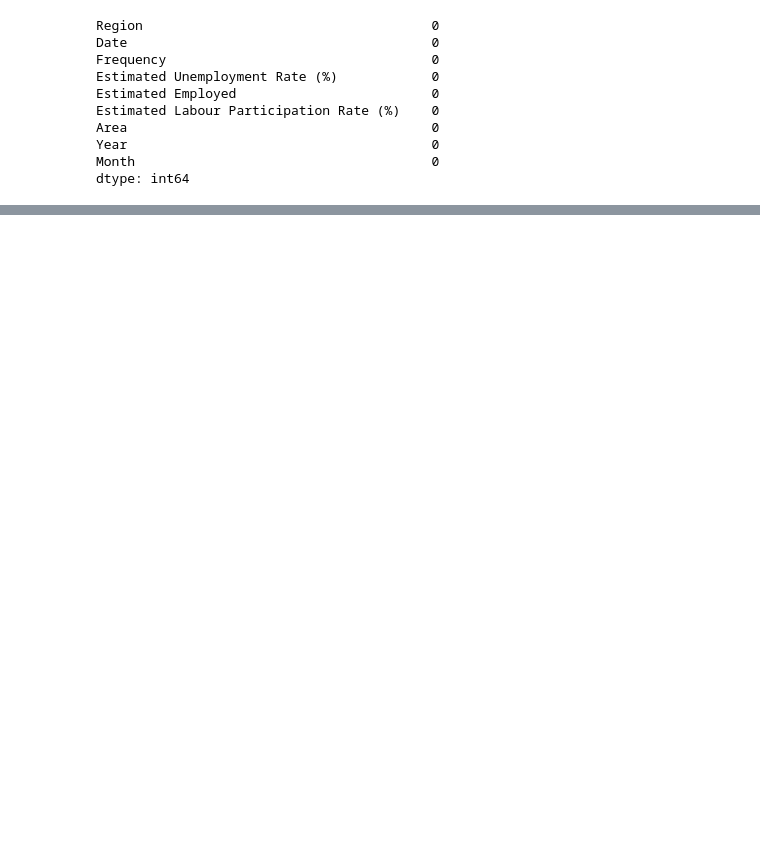
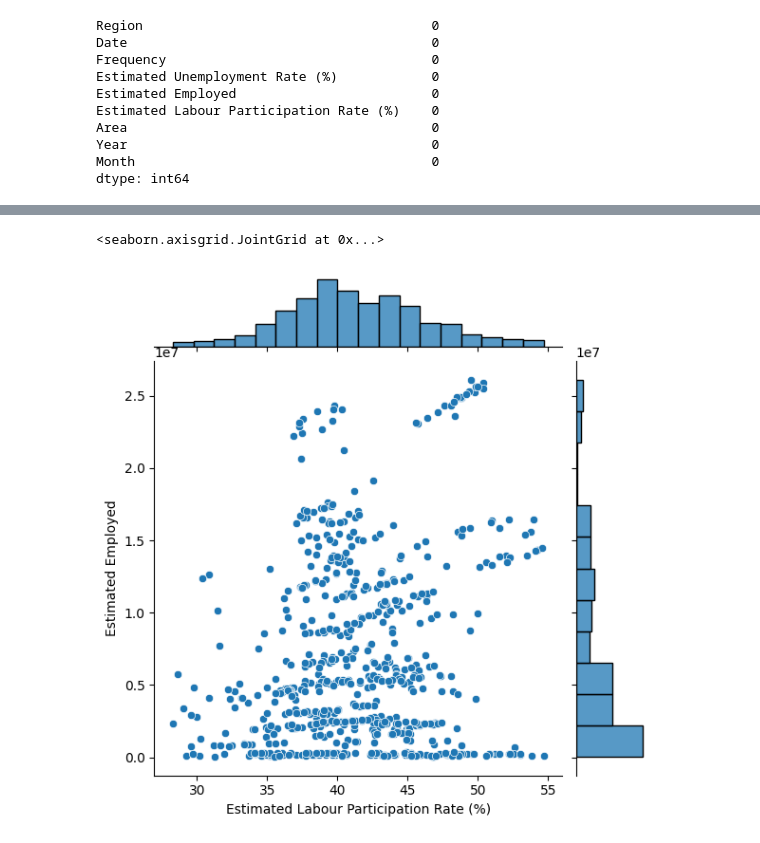
Before and after one commit to Rana0075/Analyzing-and-Forecasting-Unemployment-Trends-in-India, a Jupyter notebook: Analyzing and Forecasting Unemployment Trends in India.ipynb, the cells around one changed output, grey strips where cells are left out. Cells and saved outputs as stored; diff of their text form; code cells hidden in the pictures; blank space fills up the shorter version.

```diff
--- a/Analyzing and Forecasting Unemployment Trends in India.ipynb
+++ b/Analyzing and Forecasting Unemployment Trends in India.ipynb
@@ -212,0 +261,18 @@ dtype: int64
+# %%
+df2=df1.copy()
+# %%
+def remove_outliers_iqr(data, column):
+    Q1 = data[column].quantile(0.25)
+    Q3 = data[column].quantile(0.75)
+    IQR = Q3 - Q1
+    lower = Q1 - 1.5 * IQR
+    upper = Q3 + 1.5 * IQR
+    return data[(data[column] >= lower) & (data[column] <= upper)]
+# %%
+df2 = remove_outliers_iqr(df2, 'Estimated Employed')
+df2 = remove_outliers_iqr(df2, 'Estimated Labour Participation Rate (%)')
+# %%
+sns.jointplot(y=df2['Estimated Employed'],x=df2['Estimated Labour Participation Rate (%)'])
+# %% [output]
+<seaborn.axisgrid.JointGrid at 0x...>
+[figure, added]
```
Also changed, not shown: parts of 18 cells of this notebook.
